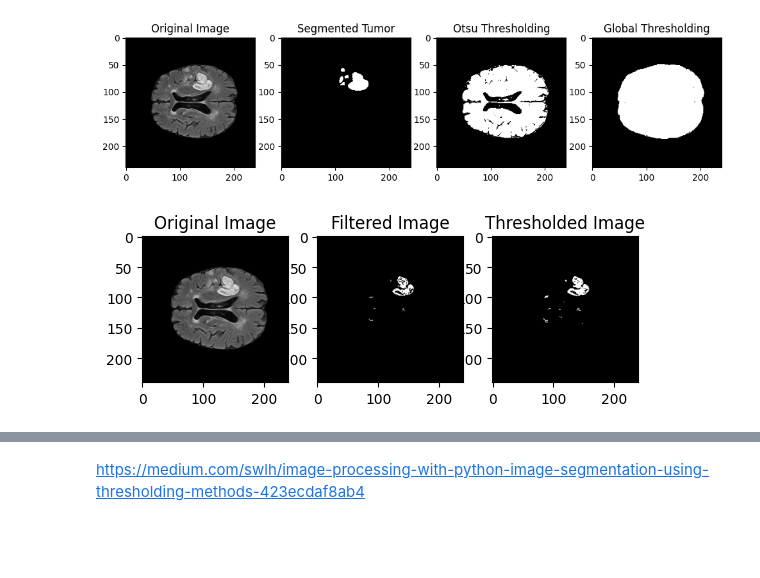
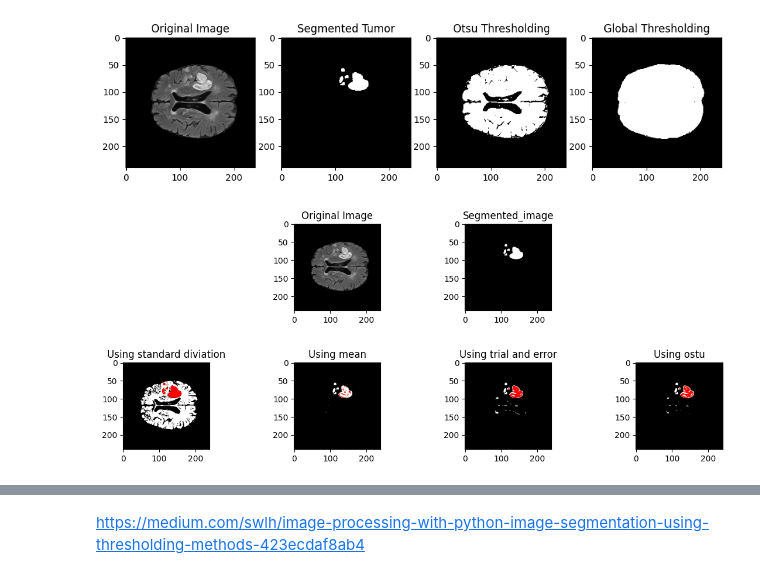
Before and after one commit to YahyaAlaaMassoud/brain-tumor-segmentation, a Jupyter notebook: theresholding/main_2.ipynb, the cells around one changed output, grey strips where cells are left out. Drawn from its saved outputs; the diff is of its cells as text; code cells hidden in the pictures; blank space fills up the shorter version.

```diff
--- a/theresholding/main_2.ipynb
+++ b/theresholding/main_2.ipynb
@@ -21,5 +19,5 @@ import math
 # %%
-base_path = r'D:\test\BIOM5202_Project\Images\Raw Images\Set1'
+base_path = r'D:\test\BIOM5202_Project\Images\Raw Images\Dataset1\Set1'
 file_name_substring_flair = 'flair.png'
 file_name_substring_seg = 'seg.png'
 
@@ -155,37 +183,67 @@ The thereshold using Ostu is equal: 48
 # %%
 
 
 # Assuming you have already defined 'image_slice' somewhere
 
 # Step 1: Get the pixel values
-pixel_values = image_slice.flatten()
+blurred_image = cv2.GaussianBlur(image_slice, (5, 5), 0)
+pixel_values = blurred_image.flatten()
 
 # Step 2: Remove pixel values between 0 and 20
 pixel_values_filtered = np.where((pixel_values >= 0) & (pixel_values <= 20), 255, pixel_values)
 
 # Reshape the filtered pixel values back to the original image shape
 image_filtered = pixel_values_filtered.reshape(image_slice.shape)
 
 # Step 3: Apply Otsu's thresholding on the modified pixel values
 T_ostu = filters.threshold_otsu(image_filtered)
-T_Brightest = np.max(pixel_values_filtered)-math.sqrt(np.var(image_filtered))
+T_Brightest_var = math.sqrt(np.var(image_filtered))
+T_Brightest_trial = np.max(pixel_values_filtered)-100
+T_Brightest_mean = np.mean(image_filtered)
 
-binary_image_brightness = (image_slice > T_Brightest).astype(np.uint8) * 255
+binary_image_var= (image_slice > T_Brightest_var).astype(np.uint8) * 255
+binary_image_trial = (image_slice > T_Brightest_trial).astype(np.uint8) * 255
+binary_image_mean = (image_slice > T_Brightest_mean).astype(np.uint8) * 255
 binary_image_ostu = (image_slice > T_ostu).astype(np.uint8) * 255
 
+Diffrence_image_var=draw_intersection_of_binary_images_v3(binary_image_var,segmented_image)
+Diffrence_image_mean=draw_intersection_of_binary_images_v3(binary_image_mean,segmented_image)
+Diffrence_image_trial=draw_intersection_of_binary_images_v3(binary_image_trial,segmented_image)
+Diffrence_image_ostu=draw_intersection_of_binary_images_v3(binary_image_ostu,segmented_image)
+
+
+
 # Display the original, filtered, and thresholded images
-plt.subplot(1, 3, 1)
+plt.figure(figsize=(14, 5))
+plt.subplots_adjust(wspace=0.4, hspace=0.6)  # Adjust row and column spacing
+plt.subplot(2, 4, 2)
 plt.imshow(image_slice, cmap='gray')
 plt.title('Original Image')
 
-plt.subplot(1, 3, 2)
-plt.imshow(binary_image_brightness, cmap='gray')
-plt.title('Filtered Image')
 
-plt.subplot(1, 3, 3)
-plt.imshow(binary_image_ostu, cmap='gray')
-plt.title('Thresholded Image')
+plt.subplot(2, 4, 3)
+plt.imshow(segmented_image, cmap='gray')
+plt.title('Segmented_image')
+
+
+
+plt.subplot(2, 4, 5)
+plt.imshow(Diffrence_image_var)
+plt.title('Using standard diviation')
+
+plt.subplot(2, 4, 6)
+plt.imshow(Diffrence_image_mean)
+plt.title('Using mean')
+
+plt.subplot(2, 4, 7)
+plt.imshow(Diffrence_image_trial)
+plt.title('Using trial and error')
+
+plt.subplot(2, 4, 8)
+plt.imshow(Diffrence_image_ostu)
+plt.title('Using ostu')
+
 
 plt.show()
 # %% [output]
-[figure, old version]
+[figure, new version]
```
Also changed, not shown: parts of 15 cells of this notebook, 16 other files.
